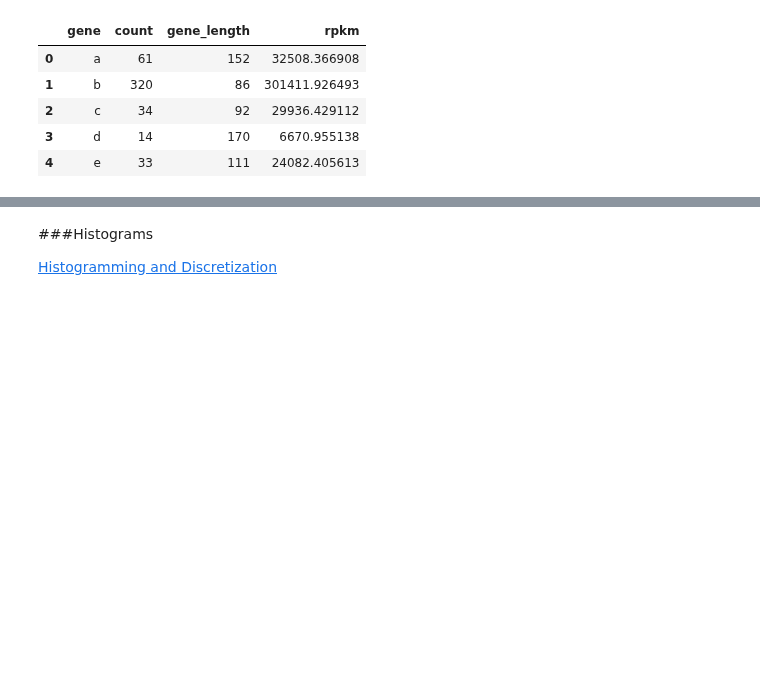
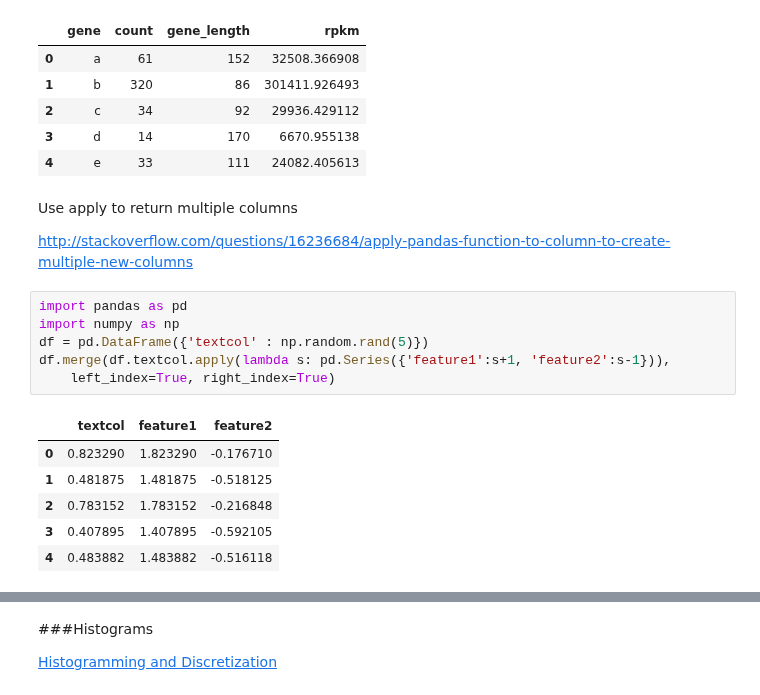
Before and after one commit to NelisW/PythonNotesToSelf, a Jupyter notebook: PandasCheatSheet.ipynb, the cells around one changed output, grey strips where cells are left out. Cells and saved outputs as stored; diff of their text form; blank space fills up the shorter version.

Commit message:
Added example on merging tables and for calculating angle between two vectors.

```diff
--- a/PandasCheatSheet.ipynb
+++ b/PandasCheatSheet.ipynb
@@ -2155,3 +2143,20 @@ df
 | 2 | c | 34 | 92 | 29936.429112 |
 | 3 | d | 14 | 170 | 6670.955138 |
 | 4 | e | 33 | 111 | 24082.405613 |
+# %% [markdown]
+Use apply to return multiple columns
+
+<http://stackoverflow.com/questions/16236684/apply-pandas-function-to-column-to-create-multiple-new-columns>
+# %%
+import pandas as pd
+import numpy as np
+df = pd.DataFrame({'textcol' : np.random.rand(5)})
+df.merge(df.textcol.apply(lambda s: pd.Series({'feature1':s+1, 'feature2':s-1})),
+    left_index=True, right_index=True)
+# %% [output]
+|  | textcol | feature1 | feature2 |
+| 0 | 0.823290 | 1.823290 | -0.176710 |
+| 1 | 0.481875 | 1.481875 | -0.518125 |
+| 2 | 0.783152 | 1.783152 | -0.216848 |
+| 3 | 0.407895 | 1.407895 | -0.592105 |
+| 4 | 0.483882 | 1.483882 | -0.516118 |
```
Also changed, not shown: parts of 6 cells of this notebook.
